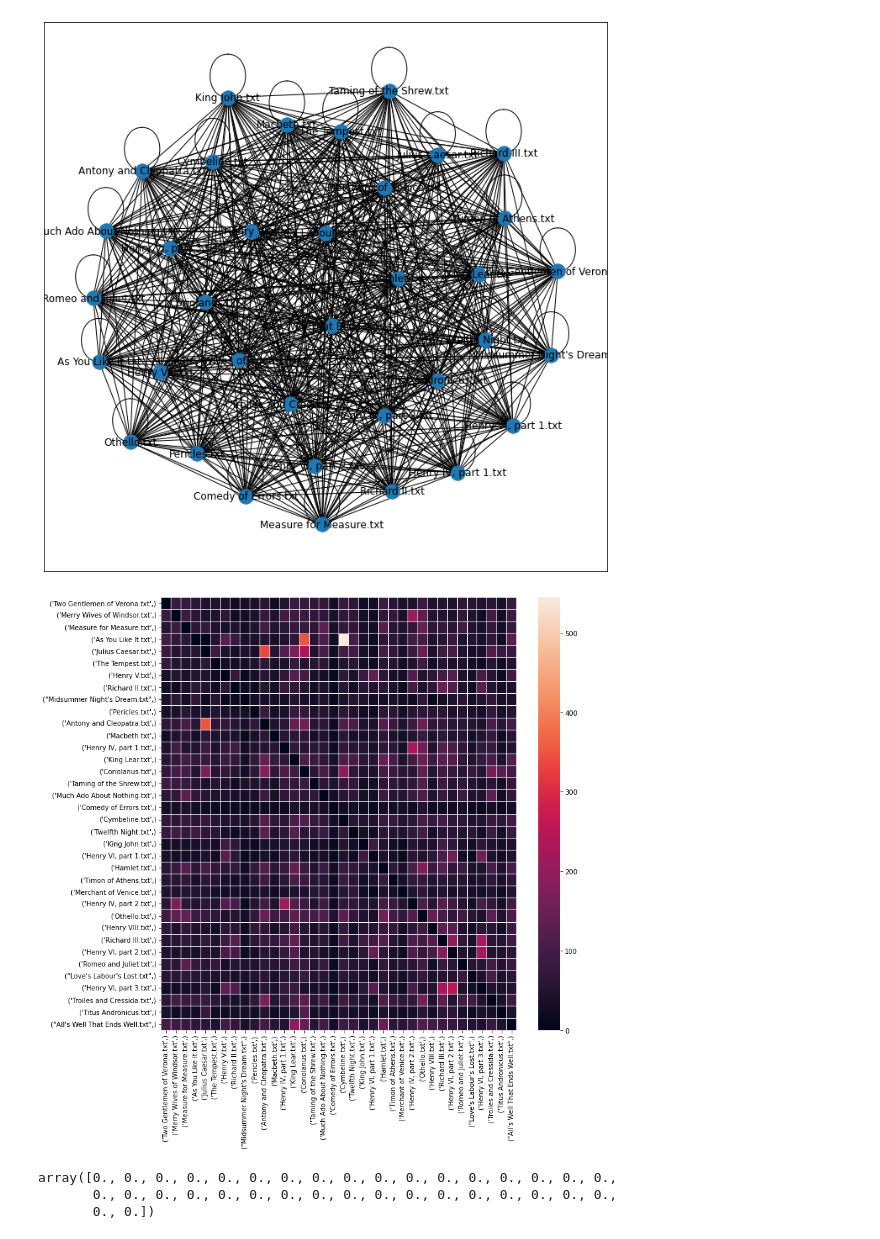
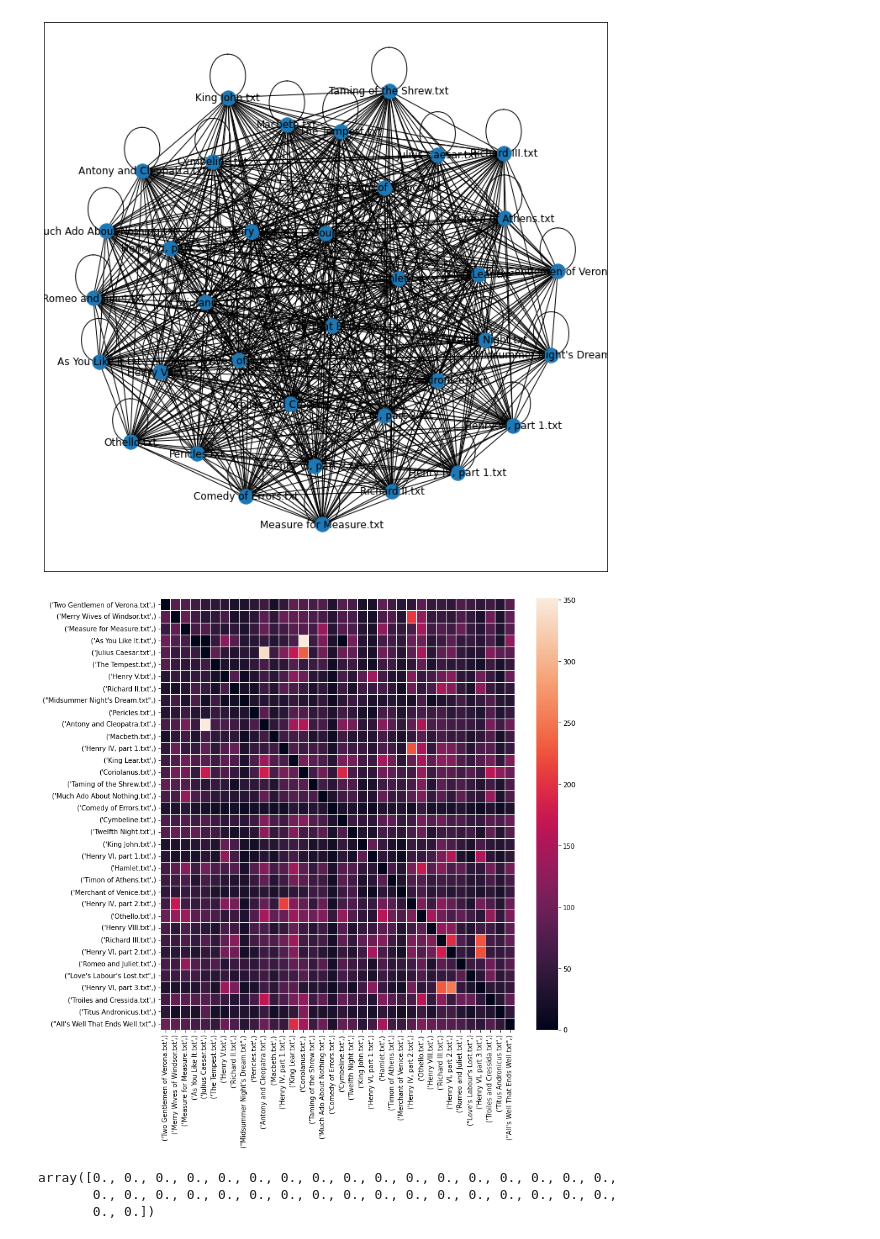
Before and after one commit to datascience-gft/Shakespeare-ml-intro, a Jupyter notebook: working demo.ipynb, the cells around one changed output. Cells and saved outputs as stored; diff of their text form; code cells hidden in the pictures.

```diff
--- a/working demo.ipynb
+++ b/working demo.ipynb
@@ -232,18 +232,19 @@ for line in embeddings :
                 links_clean[origin_pos][connection_pos] =current_val + delta
             count=count+1
 # %%
-links_messy = links_clean # don't ruin the data
+links_messy = np.copy(links_clean) # don't ruin the data
 links_messy[3][4]=0.0 # clean out the anomaly
+links_messy[3][18]=0.0 # clean out the anomaly
 import matplotlib.pyplot as plt
 import seaborn as sns
 plt.figure(3,figsize=(12,12))
 uniform_data = np.random.rand(10, 12)
 x_axis_labels = books
 y_axis_labels = books
 ax = sns.heatmap(links_messy, linewidth=0.5,xticklabels=x_axis_labels, yticklabels=y_axis_labels)
 plt.show()
 # %% [output]
-[figure, old version]
+[figure, new version]
 # %%
 links_clean[6]
 # %% [output]
```
Also changed, not shown: parts of 8 cells of this notebook.
